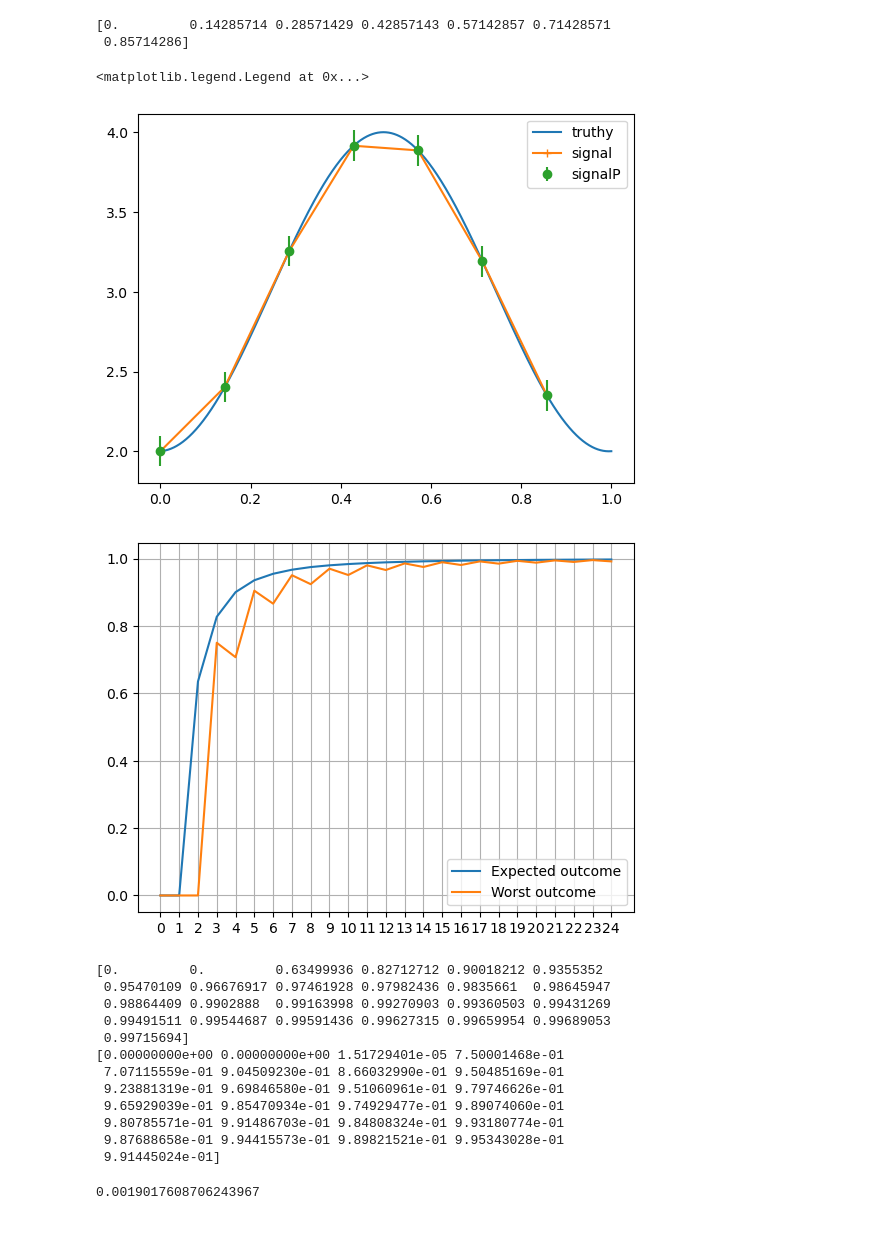
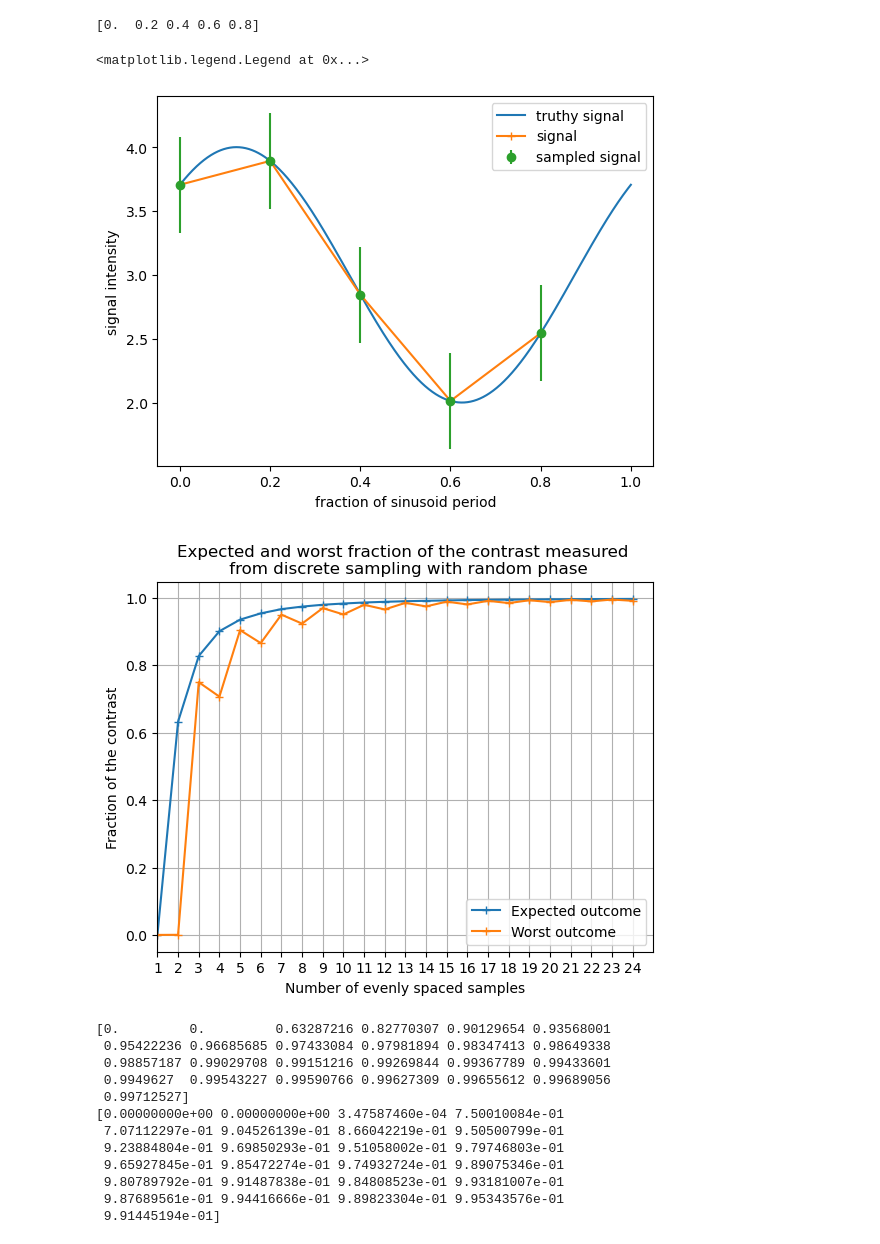
Before and after one commit to rw588/ETH-Simulations, a Jupyter notebook: XRaySims/rateResolution.ipynb, the cells around one changed output. Saved outputs shown, nothing was run; the diff lists cells and outputs as text; code cells hidden in the pictures.

```diff
--- a/XRaySims/rateResolution.ipynb
+++ b/XRaySims/rateResolution.ipynb
@@ -3,7 +3,7 @@ import numpy as np
 import matplotlib.pyplot as plt
 import math as m
 # %%
-resolution = 7
+resolution = 5
 phi = np.random.rand()*2*np.pi
 xAxis = np.arange(0, 1, 1/resolution)
 gratingP = 1
@@ -15,7 +15,7 @@ LoseContrast = signal + 2
 signalP = np.random.poisson(LoseContrast)
 
 #error bars for LoseContrast
-errorBars = np.ones(len(LoseContrast))*(np.max(LoseContrast) - np.min(LoseContrast))* 0.05
+errorBars = np.ones(len(LoseContrast))*(np.max(LoseContrast) - np.min(LoseContrast))* 0.2
 
 #truthy signal
 xT = np.linspace(0, gratingP, 1000)
@@ -23,21 +23,22 @@ signalT = np.sin(2*np.pi*xT/gratingP + phi)+3
 
 print(xAxis)
 # %% [output]
-[0.         0.14285714 0.28571429 0.42857143 0.57142857 0.71428571
- 0.85714286]
+[0.  0.2 0.4 0.6 0.8]
 # %%
-plt.plot(xT, signalT, label='truthy')
+plt.plot(xT, signalT, label='truthy signal')
 plt.plot(xAxis, LoseContrast,'+-',label='signal')
 #add error bars
-plt.errorbar(xAxis, LoseContrast, yerr=errorBars, fmt='o', label='signalP')
+plt.errorbar(xAxis, LoseContrast, yerr=errorBars, fmt='o', label='sampled signal')
+plt.xlabel('fraction of sinusoid period')
+plt.ylabel('signal intensity')
 plt.legend()
 # %% [output]
 <matplotlib.legend.Legend at 0x...>
-[figure, old version]
+[figure, new version]
 # %%
 #calculate the error with discrete sampling a sine wave n times
 #this calculates what fraction of the full amplitude is recorded by the discrete sampling
-tests = 100000
+tests = 10000
 phi =  np.random.rand(tests)*2*np.pi
 samples = 25
 expectCon = np.zeros(samples)
@@ -62,31 +63,35 @@ for i in range(1, samples):
     minMaxMin[i] = np.min(results)/2
 # %%
 #plot the above for the expected outcome and the worst possible
-plt.plot(sampleArr, minMaxAvg, label='Expected outcome')
-plt.plot(sampleArr, minMaxMin, label='Worst outcome')
+plt.plot(sampleArr, minMaxAvg, label='Expected outcome', marker='+')
+plt.plot(sampleArr, minMaxMin, label='Worst outcome', marker='+')
 plt.xticks(np.arange(0,len(sampleArr),1))
 plt.grid(True)
 plt.legend()
+plt.xlim(1, len(sampleArr))
+plt.ylabel('Fraction of the contrast')
+plt.xlabel('Number of evenly spaced samples')
+plt.title('Expected and worst fraction of the contrast measured \n from discrete sampling with random phase')
 plt.show()
 print(minMaxAvg)
 print(minMaxMin)
 
 #for two samples we are at the Nyquist limit therefore the worst is 0,
 #but the expected value difference of the samples is 2/3.
 # %% [output]
-[figure, old version]
+[figure, new version]
-[0.         0.         0.63499936 0.82712712 0.90018212 0.9355352
- 0.95470109 0.96676917 0.97461928 0.97982436 0.9835661  0.98645947
- 0.98864409 0.9902888  0.99163998 0.99270903 0.99360503 0.99431269
- 0.99491511 0.99544687 0.99591436 0.99627315 0.99659954 0.99689053
- 0.99715694]
-[0.00000000e+00 0.00000000e+00 1.51729401e-05 7.50001468e-01
- 7.07115559e-01 9.04509230e-01 8.66032990e-01 9.50485169e-01
- 9.23881319e-01 9.69846580e-01 9.51060961e-01 9.79746626e-01
- 9.65929039e-01 9.85470934e-01 9.74929477e-01 9.89074060e-01
- 9.80785571e-01 9.91486703e-01 9.84808324e-01 9.93180774e-01
- 9.87688658e-01 9.94415573e-01 9.89821521e-01 9.95343028e-01
- 9.91445024e-01]
+[0.         0.         0.63287216 0.82770307 0.90129654 0.93568001
+ 0.95422236 0.96685685 0.97433084 0.97981894 0.98347413 0.98649338
+ 0.98857187 0.99029708 0.99151216 0.99269844 0.99367789 0.99433601
+ 0.9949627  0.99543227 0.99590766 0.99627309 0.99655612 0.99689056
+ 0.99712527]
+[0.00000000e+00 0.00000000e+00 3.47587460e-04 7.50010084e-01
+ 7.07112297e-01 9.04526139e-01 8.66042219e-01 9.50500799e-01
+ 9.23884804e-01 9.69850293e-01 9.51058002e-01 9.79746803e-01
+ 9.65927845e-01 9.85472274e-01 9.74932724e-01 9.89075346e-01
+ 9.80789792e-01 9.91487838e-01 9.84808523e-01 9.93181007e-01
+ 9.87689561e-01 9.94416666e-01 9.89823304e-01 9.95343576e-01
+ 9.91445194e-01]
 # %%
 ###########
 #Now we can figure out the time we need to wait for each sample then multiply by the number of samples
@@ -139,11 +145,0 @@ def solidAngle(detectorSizeMM, distAwayCM):
-# %%
-samplePerSin = 7
-MuRate = 1000 #per second
-solidRate = MuRate * solidAngle(5, 5)
-#take into account expdecay before detectors
-realRate = solidRate * expDecay(1.5, 2175, 2.2)
-sigma = 5 #3 sigma threshold i.e. 95th percentile
-contrast = 0.3
-print(timeToWait(samplePerSin, realRate, sigma, contrast)/3600)
-# %% [output]
-0.0019017608706243967
```
Also changed, not shown: parts of 3 cells of this notebook, 4 other files.
